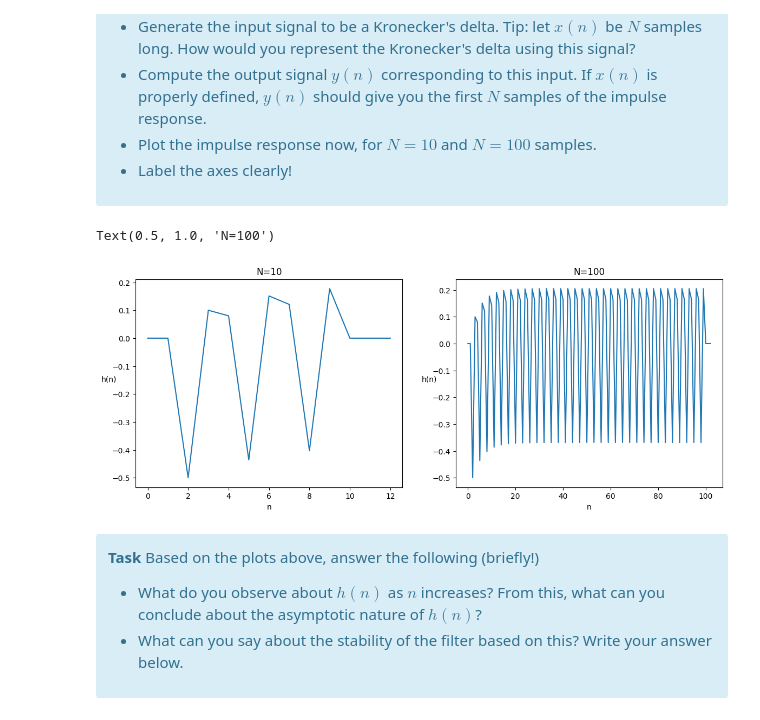
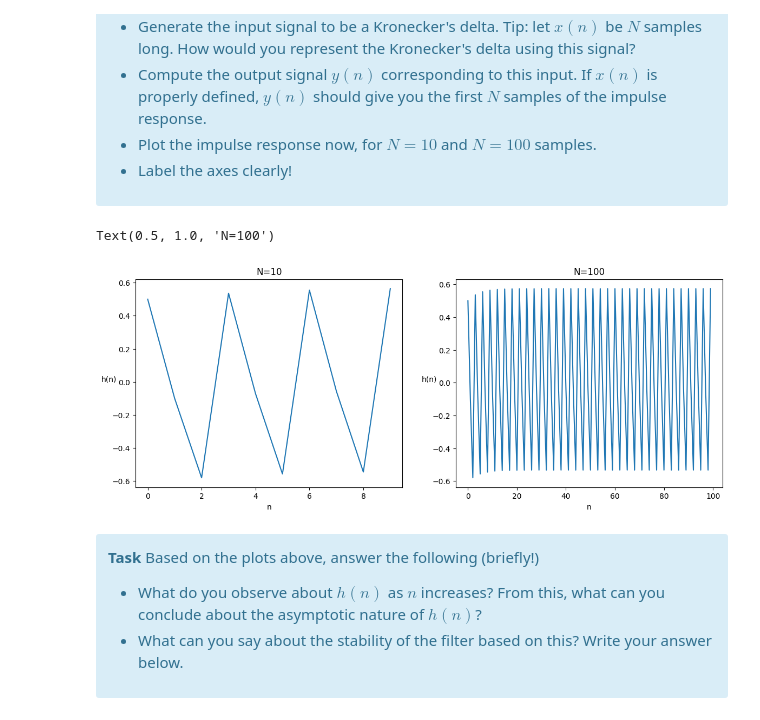
Before and after one commit to vbelpair/Ugent, a Jupyter notebook: Medical_Signal_Processing_and_Statistics/assignment_3/ex03_vincent.ipynb, the cells around one changed output. Drawn from its saved outputs; the diff is of its cells as text; code cells hidden in the pictures.

```diff
--- a/Medical_Signal_Processing_and_Statistics/assignment_3/ex03_vincent.ipynb
+++ b/Medical_Signal_Processing_and_Statistics/assignment_3/ex03_vincent.ipynb
@@ -55,37 +55,37 @@ Plot the impulse response of this filter. For this, proceed as follows:
 def x(N: int, D: int=0):
     """"
     N: lenght of data
     D: delay
     """
     x = np.zeros(N)
     x[D] = 1
     return x
 
 def y(x):
     """
     x: input signal
     """
     N = x.size
     y = np.zeros(N+3) # 3 dummy datapoints
-    for n in range(2, N):
-        y[n] = 0.5*x[n]-0.5*x[n-2]-0.2*y[n-1]-0.2*y[n-2]+0.8*y[n-3]
-    return y
+    for n in range(2, N+3):
+        y[n] = 0.5*x[n-3]-0.5*x[n-5]-0.2*y[n-1]-0.2*y[n-2]+0.8*y[n-3]
+    return y[3:]
 
 y10, y100 = y(x(10)), y(x(100))
 fig, (ax1, ax2) = plt.subplots(ncols=2, figsize=(14,5))
 
 ax1.plot(y10)
 ax1.set_xlabel('n')
 ax1.set_ylabel('h(n)',rotation=0) # remark y(n) = h(n) * x(n) = h(n) * delta(n) = h(n), with * the convolution product operator
 ax1.set_title('N=10')
 
 ax2.plot(y100)
 ax2.set_xlabel('n')
 ax2.set_ylabel('h(n)',rotation=0)
 ax2.set_title('N=100')
 # %% [output]
 Text(0.5, 1.0, 'N=100')
-[figure, old version]
+[figure, new version]
 # %% [markdown]
 <div class="alert alert-info">
 
```
Also changed, not shown: parts of 40 cells of this notebook.
